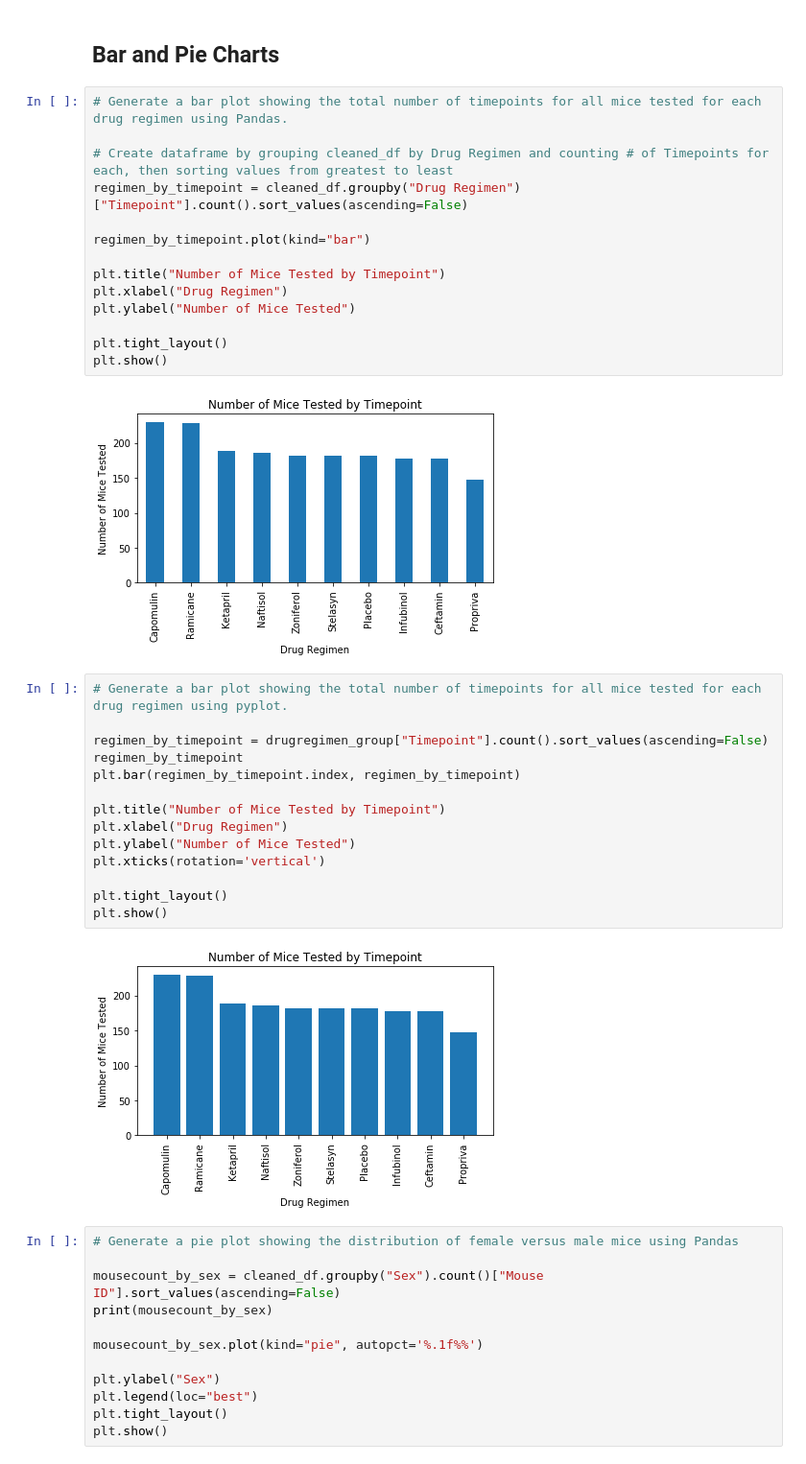
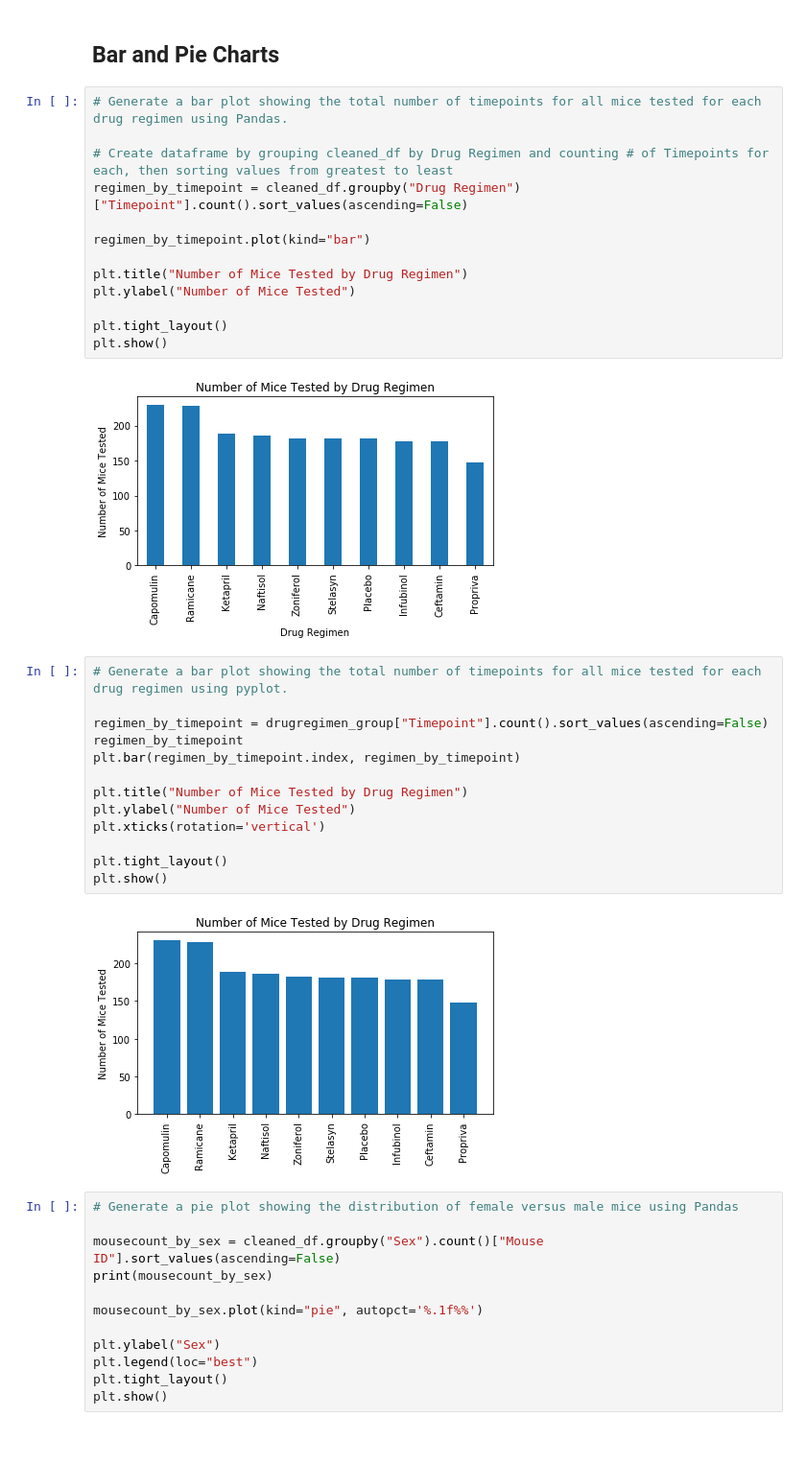
Before and after one commit to gdagger/Module-5-Challenge, a Jupyter notebook: Pymaceuticals/pymaceuticals.ipynb, the cells around one changed output. Shown at 96% size. Drawn from its saved outputs; the diff is of its cells as text.

Commit message:
Completed analysis and fixed some cosmetic errors in charts

```diff
--- a/Pymaceuticals/pymaceuticals.ipynb
+++ b/Pymaceuticals/pymaceuticals.ipynb
@@ -156,30 +163,28 @@ regimen_by_timepoint = cleaned_df.groupby("Drug Regimen")["Timepoint"].count().s
 
 regimen_by_timepoint.plot(kind="bar")
 
-plt.title("Number of Mice Tested by Timepoint")
-plt.xlabel("Drug Regimen")
+plt.title("Number of Mice Tested by Drug Regimen")
 plt.ylabel("Number of Mice Tested")
 
 plt.tight_layout()
 plt.show()
 # %% [output]
-[figure, old version]
+[figure, new version]
 # %%
 # Generate a bar plot showing the total number of timepoints for all mice tested for each drug regimen using pyplot.
 
 regimen_by_timepoint = drugregimen_group["Timepoint"].count().sort_values(ascending=False)
 regimen_by_timepoint
 plt.bar(regimen_by_timepoint.index, regimen_by_timepoint)
 
-plt.title("Number of Mice Tested by Timepoint")
-plt.xlabel("Drug Regimen")
+plt.title("Number of Mice Tested by Drug Regimen")
 plt.ylabel("Number of Mice Tested")
 plt.xticks(rotation='vertical')
 
 plt.tight_layout()
 plt.show()
 # %% [output]
-[figure, old version]
+[figure, new version]
 # %%
 # Generate a pie plot showing the distribution of female versus male mice using Pandas
 
```
Also changed, not shown: parts of 11 cells of this notebook, 2 other files.
